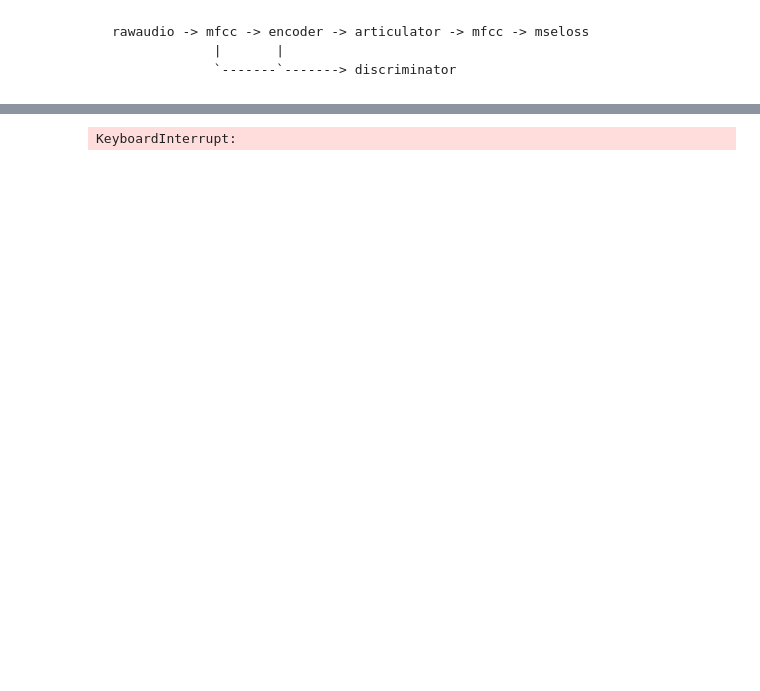
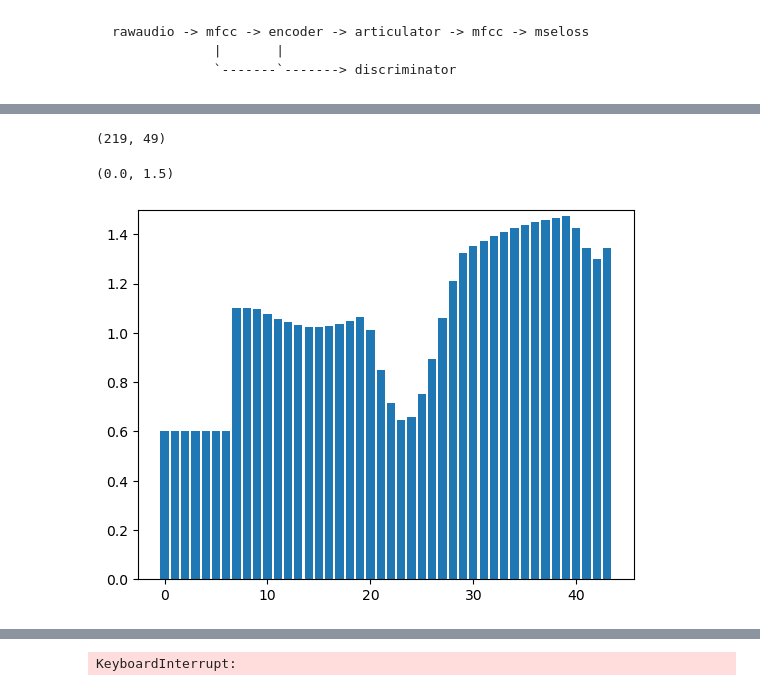
Before and after one commit to kaiidams/pinktrombone_cpp, a Jupyter notebook: train.ipynb, the cells around one changed output, grey strips where cells are left out. Saved outputs shown, nothing was run; the diff lists cells and outputs as text; code cells hidden in the pictures; blank space fills up the shorter version.

```diff
--- a/train.ipynb
+++ b/train.ipynb
@@ -6,0 +36,13 @@ rawaudio -> mfcc -> encoder -> articulator -> mfcc -> mseloss
+# %%
+from train import generate_random_control
+
+n = 44
+T = 219
+data = generate_random_control(T, n)
+print(data.shape)
+plt.bar(x=np.arange(n), height=data[40, 5:])
+plt.ylim(0, 1.5)
+# %% [output]
+(219, 49)
+(0.0, 1.5)
+[figure, added]
```
Also changed, not shown: parts of 10 cells of this notebook, 1 other file.
